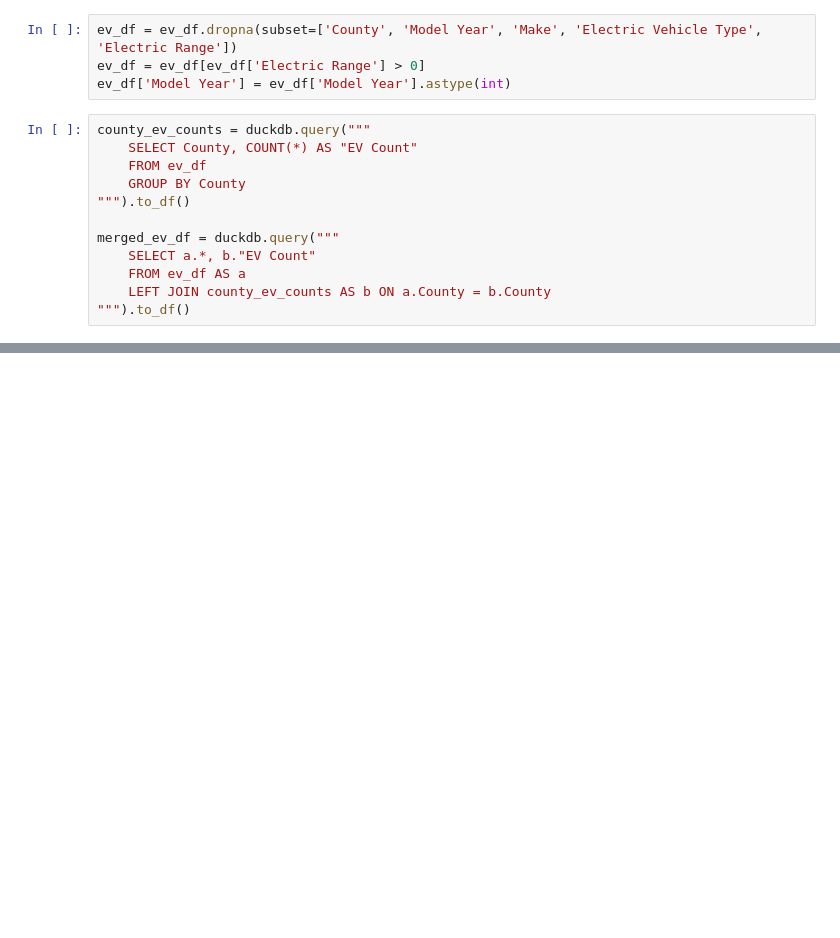
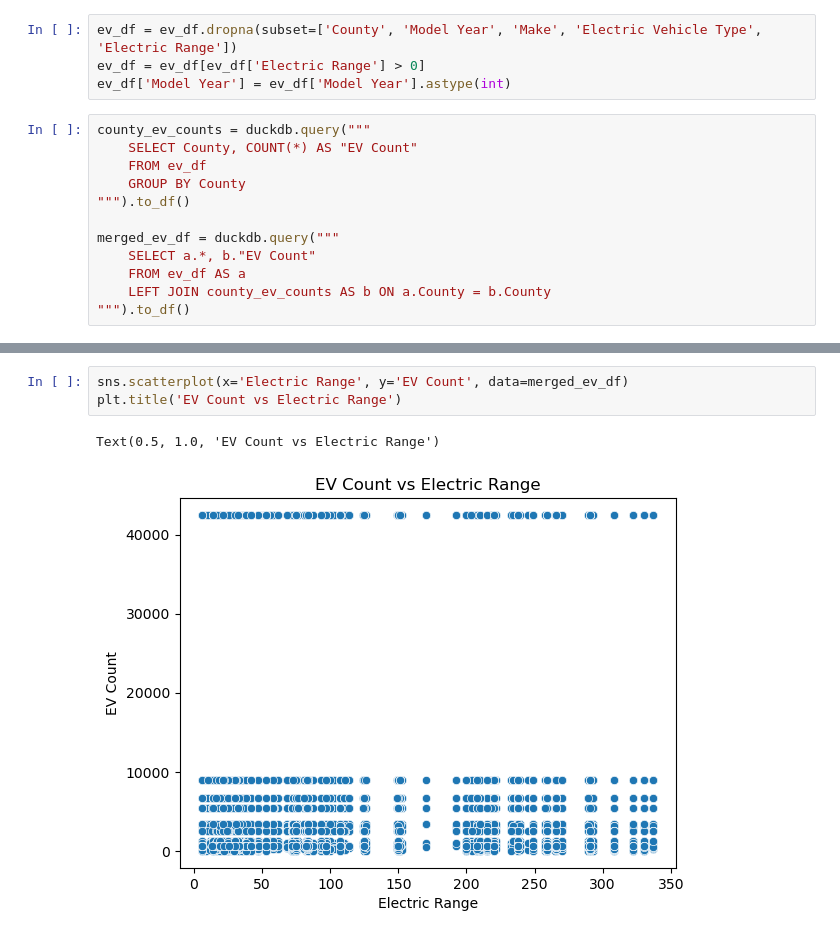
Before and after one commit to vivianzhou1288/info2950-final, a Jupyter notebook: Phase 2.ipynb, the cells around one changed output, grey strips where cells are left out. Drawn from its saved outputs; the diff is of its cells as text; blank space fills up the shorter version.

```diff
--- a/Phase 2.ipynb
+++ b/Phase 2.ipynb
@@ -54,0 +149,6 @@ The `ci` parameter is deprecated. Use `errorbar=None` for the same effect.
+# %%
+sns.scatterplot(x='Electric Range', y='EV Count', data=merged_ev_df)
+plt.title('EV Count vs Electric Range')
+# %% [output]
+Text(0.5, 1.0, 'EV Count vs Electric Range')
+[figure, added]
```
Also changed, not shown: parts of 16 cells of this notebook.
